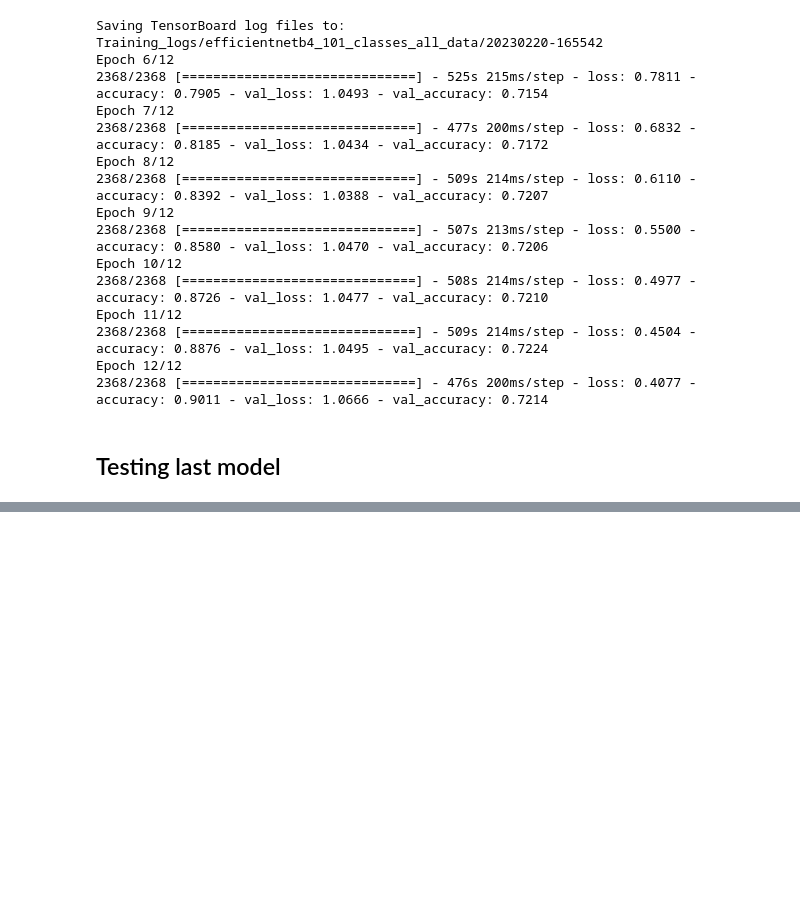
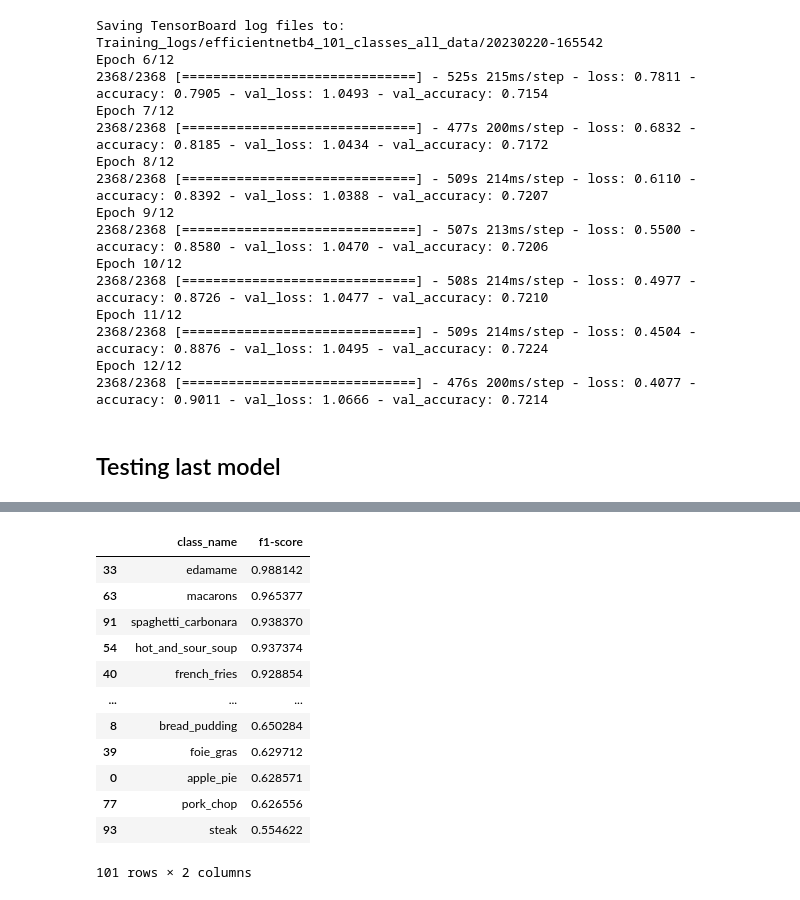
Before and after one commit to Muditkumar123/Deep_learning_Projects-, a Jupyter notebook: Food_vision_project.ipynb, the cells around one changed output, grey strips where cells are left out. Saved outputs shown, nothing was run; the diff lists cells and outputs as text; code cells hidden in the pictures; blank space fills up the shorter version.

```diff
--- a/Food_vision_project.ipynb
+++ b/Food_vision_project.ipynb
@@ -888,0 +914,2 @@ final_model.evaluate(test_data)
+# %%
+y_labels=test_labels
@@ -899,0 +1015,20 @@ compare_historys(history_101_food_classes_feature_extract_3,history_101_food_cla
+# %%
+f1_scores=pd.DataFrame({"class_name":list(class_f1_scores.keys()),
+                        "f1-score":list(class_f1_scores.values())
+                        }).sort_values("f1-score",ascending=False)
+
+f1_scores
+# %% [output]
+|  | class_name | f1-score |
+| 33 | edamame | 0.988142 |
+| 63 | macarons | 0.965377 |
+| 91 | spaghetti_carbonara | 0.938370 |
+| 54 | hot_and_sour_soup | 0.937374 |
+| 40 | french_fries | 0.928854 |
+| ... | ... | ... |
+| 8 | bread_pudding | 0.650284 |
+| 39 | foie_gras | 0.629712 |
+| 0 | apple_pie | 0.628571 |
+| 77 | pork_chop | 0.626556 |
+| 93 | steak | 0.554622 |
+101 rows × 2 columns
```
Also changed, not shown: parts of 29 cells of this notebook.
